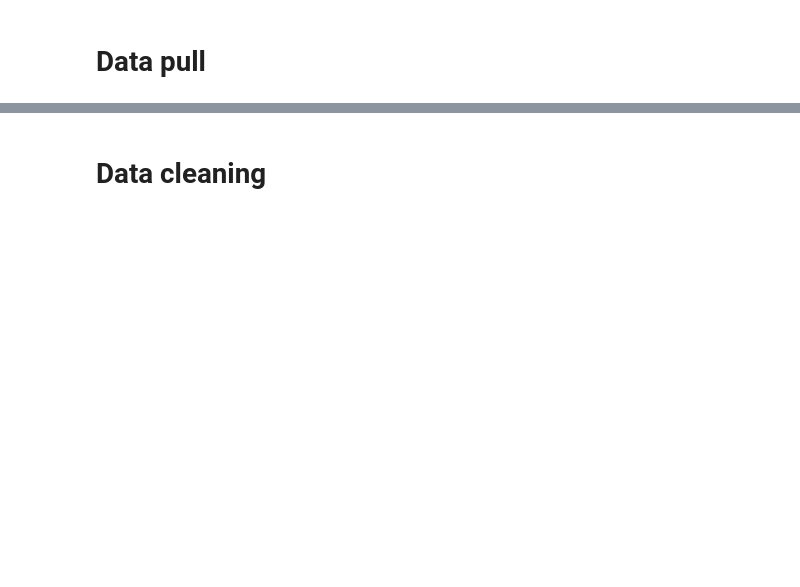
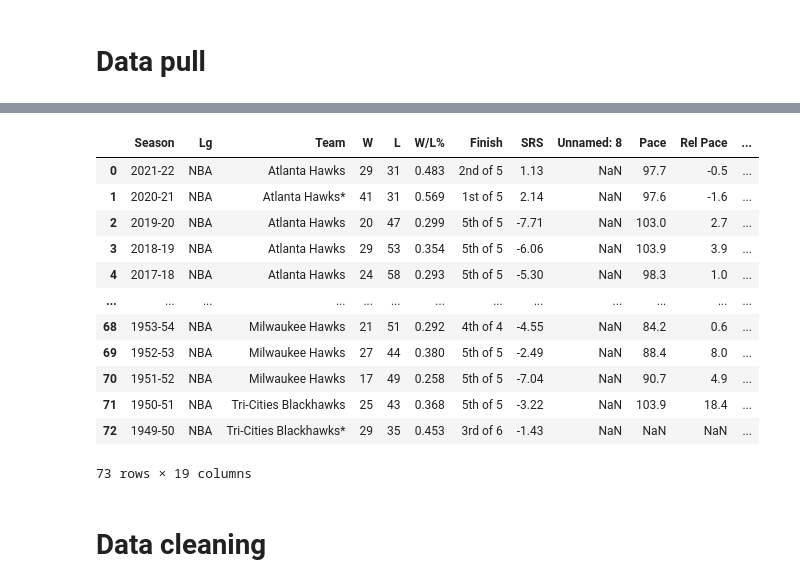
Before and after one commit to almulldreyer/machine-learning-project-4, a Jupyter notebook: main/Data_scrape.ipynb, the cells around one changed output, grey strips where cells are left out. Cells and saved outputs as stored; diff of their text form; code cells hidden in the pictures; blank space fills up the shorter version.

```diff
--- a/main/Data_scrape.ipynb
+++ b/main/Data_scrape.ipynb
@@ -10,8 +10,10 @@ import requests
 # Make a list of all team names and make a list for table names
 path = 'C:\\Users\\kounn\\OneDrive\\Documents\\Bootcamp_Project4\\machine-learning-project-4\\data\\'
 teams = ['ATL','BOS','CHA','CHI','CLE','DAL','DEN','DET','GSW','HOU','IND','LAC','LAL','MEM','MIA','MIL','MIN','NJN','NOP','NYK','OKC','ORL','PHI','PHO','POR','SAC','SAS','TOR','UTA','WAS']
+winloss_teams = ['ATL','BOS','CHA','CHI','CLE','DAL','DEN','DET','GSW','HOU','IND','LAC','LAL','MEM','MIA','MIL','MIN','NJN','NOP','NYK','OKC','ORL','PHI','PHO','POR','SAC','SAS','TOR','UTA','WAS']
 table_name = []
 table_path = []
+winloss_tables = winloss_teams
 team_tables = teams
 
 # Create CSV names
@@ -37,3 +70,19 @@ for team in teams:
+# %%
+winloss_tables[0]
+# %% [output]
+|  | Season | Lg | Team | W | L | W/L% | Finish | SRS | Unnamed: 8 | Pace | Rel Pace | ... |
+| 0 | 2021-22 | NBA | Atlanta Hawks | 29 | 31 | 0.483 | 2nd of 5 | 1.13 | NaN | 97.7 | -0.5 | ... |
+| 1 | 2020-21 | NBA | Atlanta Hawks* | 41 | 31 | 0.569 | 1st of 5 | 2.14 | NaN | 97.6 | -1.6 | ... |
+| 2 | 2019-20 | NBA | Atlanta Hawks | 20 | 47 | 0.299 | 5th of 5 | -7.71 | NaN | 103.0 | 2.7 | ... |
+| 3 | 2018-19 | NBA | Atlanta Hawks | 29 | 53 | 0.354 | 5th of 5 | -6.06 | NaN | 103.9 | 3.9 | ... |
+| 4 | 2017-18 | NBA | Atlanta Hawks | 24 | 58 | 0.293 | 5th of 5 | -5.30 | NaN | 98.3 | 1.0 | ... |
+| ... | ... | ... | ... | ... | ... | ... | ... | ... | ... | ... | ... | ... |
+| 68 | 1953-54 | NBA | Milwaukee Hawks | 21 | 51 | 0.292 | 4th of 4 | -4.55 | NaN | 84.2 | 0.6 | ... |
+| 69 | 1952-53 | NBA | Milwaukee Hawks | 27 | 44 | 0.380 | 5th of 5 | -2.49 | NaN | 88.4 | 8.0 | ... |
+| 70 | 1951-52 | NBA | Milwaukee Hawks | 17 | 49 | 0.258 | 5th of 5 | -7.04 | NaN | 90.7 | 4.9 | ... |
+| 71 | 1950-51 | NBA | Tri-Cities Blackhawks | 25 | 43 | 0.368 | 5th of 5 | -3.22 | NaN | 103.9 | 18.4 | ... |
+| 72 | 1949-50 | NBA | Tri-Cities Blackhawks* | 29 | 35 | 0.453 | 3rd of 6 | -1.43 | NaN | NaN | NaN | ... |
+73 rows × 19 columns
 # %% [markdown]
 # Data cleaning
 # %%
```
Also changed, not shown: parts of 8 cells of this notebook, 31 other files.
